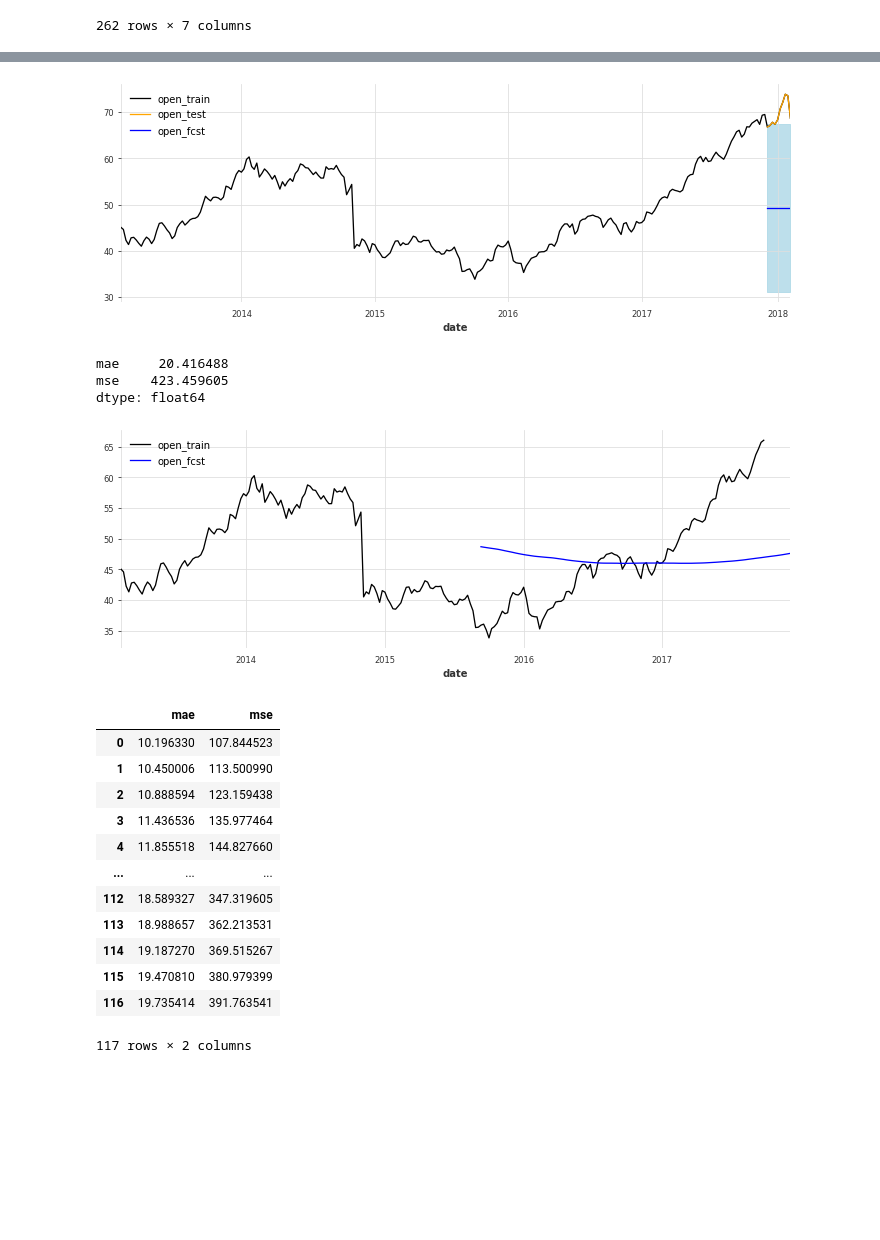
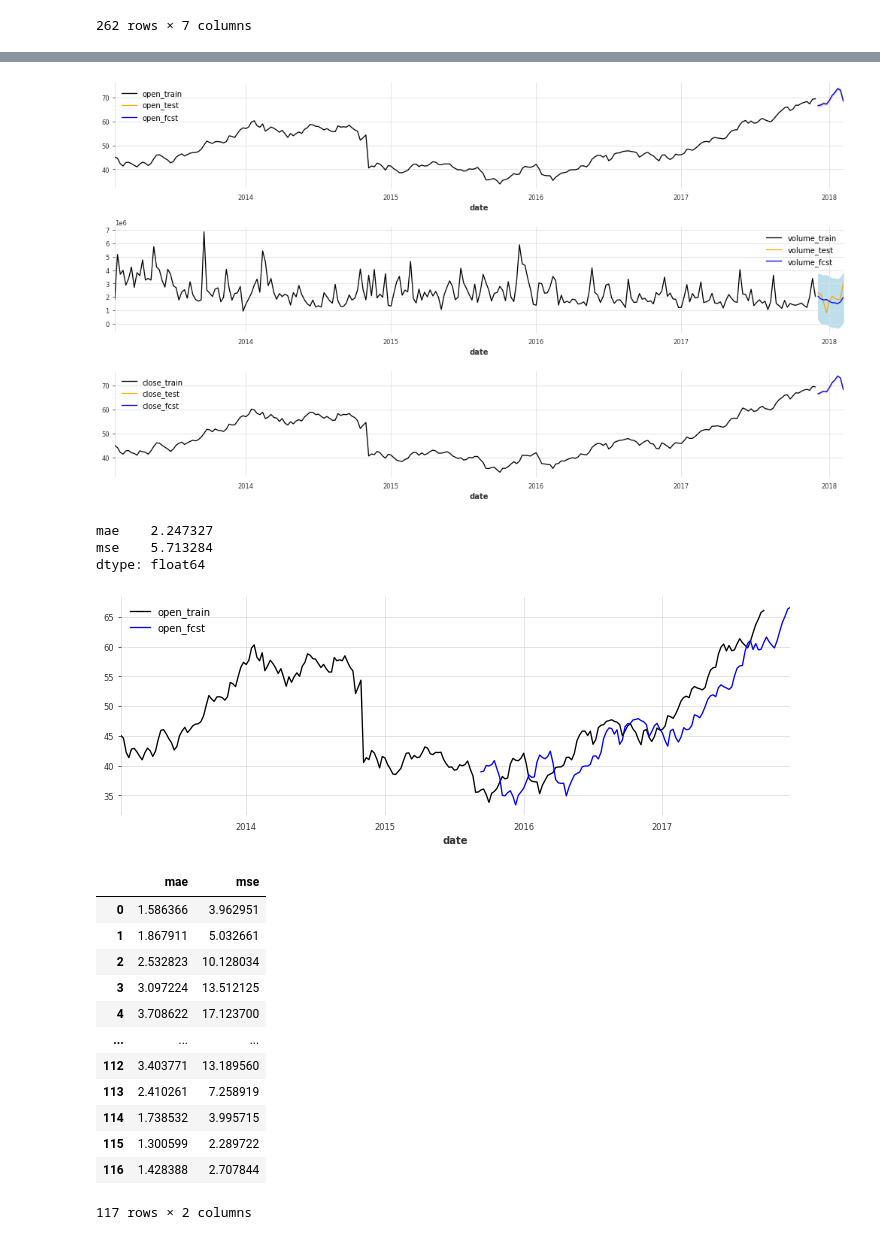
Before and after one commit to coldwhitewinters/tstools, a Jupyter notebook: notebook/tstools-playground-Copy1.ipynb, the cells around one changed output, grey strips where cells are left out. Drawn from its saved outputs; the diff is of its cells as text; code cells hidden in the pictures; blank space fills up the shorter version.

Commit message:
Add VAR model

```diff
--- a/notebook/tstools-playground-Copy1.ipynb
+++ b/notebook/tstools-playground-Copy1.ipynb
@@ -149,11 +150,10 @@ ts_test_endog = test.set_index("date").asfreq("W")["open"].copy()
 ts_test_exog = test.set_index("date").asfreq("W")["close"].copy()
 # %%
 #model = Naive(time_col="date", target_col="open", regressor_cols=None, freq="W")
-#model = Drift(time_col="date", target_col="open", regressor_cols=None, freq="W")
-model = Mean(time_col="date", target_col="open", regressor_cols=None, freq="W")
-#model = ARIMA(time_col="date", target_col="open", regressor_cols=["close"], freq="W", order=(5, 1, 0))
-#model = ETS(time_col="date", target_col="open", regressor_cols=None, freq="W", trend="add", damped_trend=True)
-#model = AutoRegression(time_col="date", target_col="open", regressor_cols=None, freq="W", lags=5, trend="n")
+#model = Drift(time_col="date", target_col="open", regressor_cols=None, freq=None)
+#model = Mean(time_col="date", target_col="open", regressor_cols=None, freq=None)
+#model = ARIMA(time_col="date", target_col="open", regressor_cols=["close"], freq=None, order=(5, 1, 0))
+#model = ETS(time_col="date", target_col="open", regressor_cols=None, freq=None, trend="add", damped_trend=True)
+#model = AutoRegression(time_col="date", target_col="open", regressor_cols=None, freq=None, lags=5, trend="n")
 #model = AutoARIMA(time_col="date", target_col="open", regressor_cols=None, freq="W")
+model = VAR(time_col="date", target_col=["open", "volume", "close"], regressor_cols=["close"])
-# %%
-model.fit(data)
@@ -161,0 +160,2 @@ Mean(time_col='date', target_col='open', regressor_cols=None, freq='W')
+# %%
+model.fit(train)
@@ -166,12 +182,12 @@ fcst = model.predict(future, conf_int=0.95)
 # %%
-model.plot_fcst(fcst, train=None, test=test, plot_history=True)
+model.plot_fcst(fcst, train=None, test=test, plot_history=True, figsize=(14, 8), style="-")
 # %% [output]
-[figure, old version]
+[figure, new version]
 # %%
 model.score(test, fcst, metrics=[mae, mse])
 # %% [output]
-mae     20.416488
-mse    423.459605
+mae    2.247327
+mse    5.713284
 dtype: float64
 # %%
 hfcst = model.historical_forecasts(train, fh=10)
@@ -180,22 +196,22 @@ hfcst_tail = pd.concat([fcst.tail(1) for fcst in hfcst]).reset_index(drop=True)
 # %%
 model.plot_fcst(hfcst_tail)
 # %% [output]
-[figure, old version]
+[figure, new version]
 # %%
 model.score_cv(train, hfcst, metrics=[mae, mse])
 # %% [output]
 |  | mae | mse |
-| 0 | 10.196330 | 107.844523 |
-| 1 | 10.450006 | 113.500990 |
-| 2 | 10.888594 | 123.159438 |
-| 3 | 11.436536 | 135.977464 |
-| 4 | 11.855518 | 144.827660 |
+| 0 | 1.586366 | 3.962951 |
+| 1 | 1.867911 | 5.032661 |
+| 2 | 2.532823 | 10.128034 |
+| 3 | 3.097224 | 13.512125 |
+| 4 | 3.708622 | 17.123700 |
 | ... | ... | ... |
-| 112 | 18.589327 | 347.319605 |
-| 113 | 18.988657 | 362.213531 |
-| 114 | 19.187270 | 369.515267 |
-| 115 | 19.470810 | 380.979399 |
-| 116 | 19.735414 | 391.763541 |
+| 112 | 3.403771 | 13.189560 |
+| 113 | 2.410261 | 7.258919 |
+| 114 | 1.738532 | 3.995715 |
+| 115 | 1.300599 | 2.289722 |
+| 116 | 1.428388 | 2.707844 |
 117 rows × 2 columns
 # %%
 model.score_cv(train, hfcst, metrics=[mae, mse], agg=np.mean)
```
Also changed, not shown: parts of 16 cells of this notebook, 2 other files.
